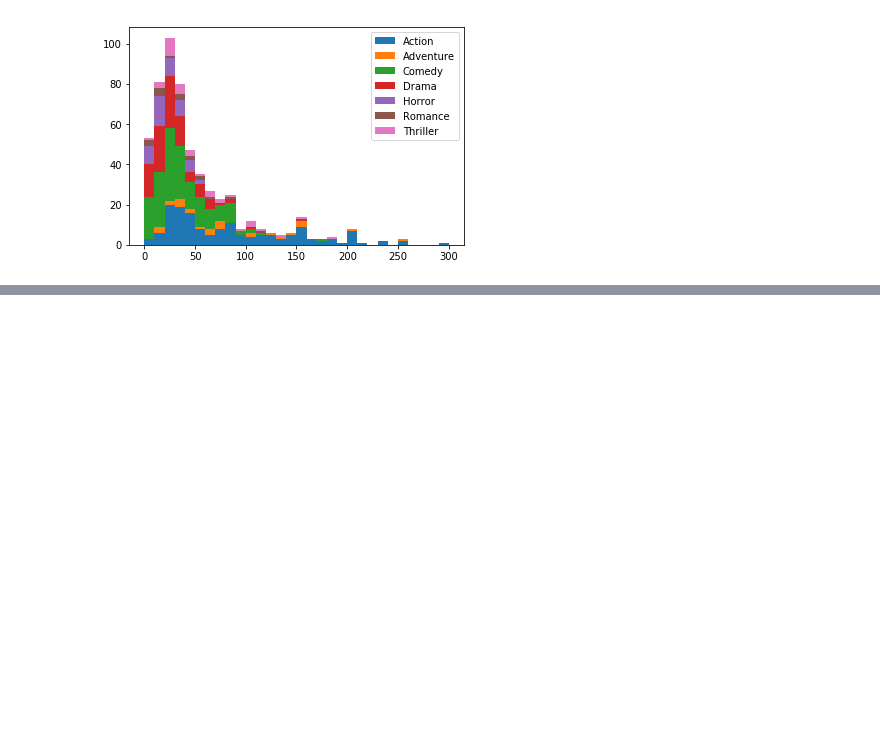
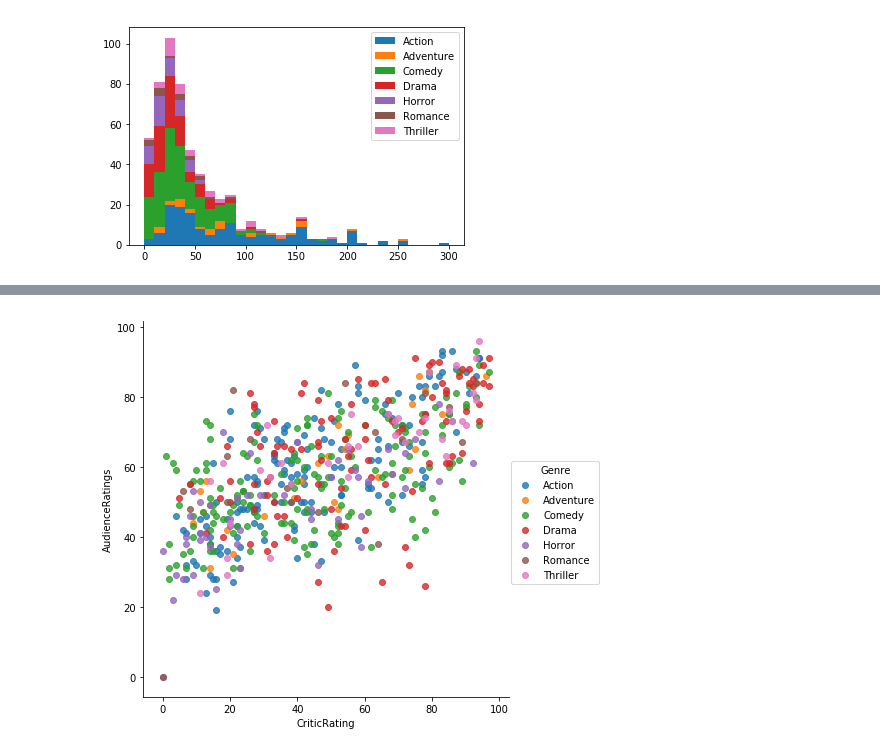
Before and after one commit to tedyeung/Python-, a Jupyter notebook: data_vizualization/Advance_Vizualization.ipynb, the cells around one changed output, grey strips where cells are left out. Cells and saved outputs as stored; diff of their text form; code cells hidden in the pictures; blank space fills up the shorter version.

Commit message:
kda plot

```diff
--- a/data_vizualization/Advance_Vizualization.ipynb
+++ b/data_vizualization/Advance_Vizualization.ipynb
@@ -166,0 +178,5 @@ plt.legend()
+# %%
+p = sns.lmplot(data=movies, x='CriticRating',y='AudienceRatings', fit_reg = False, hue = 'Genre', size = 6, \
+                 aspect = 1)
+# %% [output]
+[figure, added]
```
Also changed, not shown: parts of 3 cells of this notebook.
